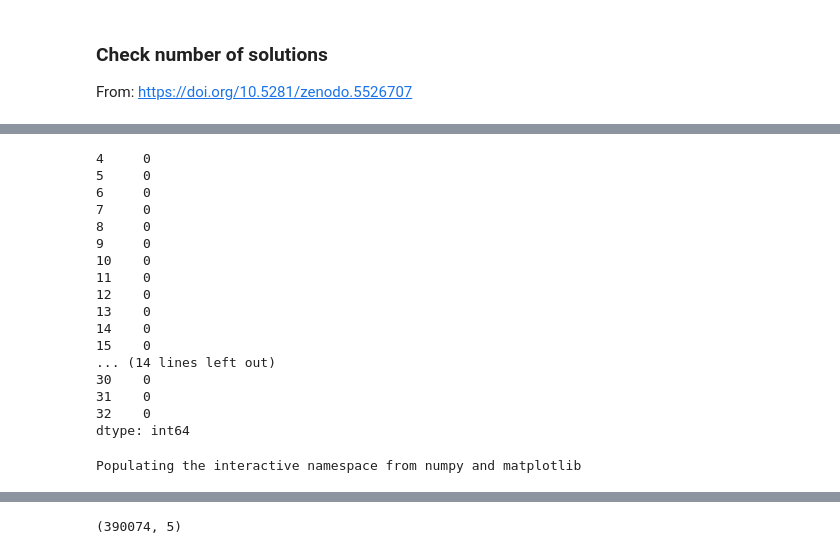
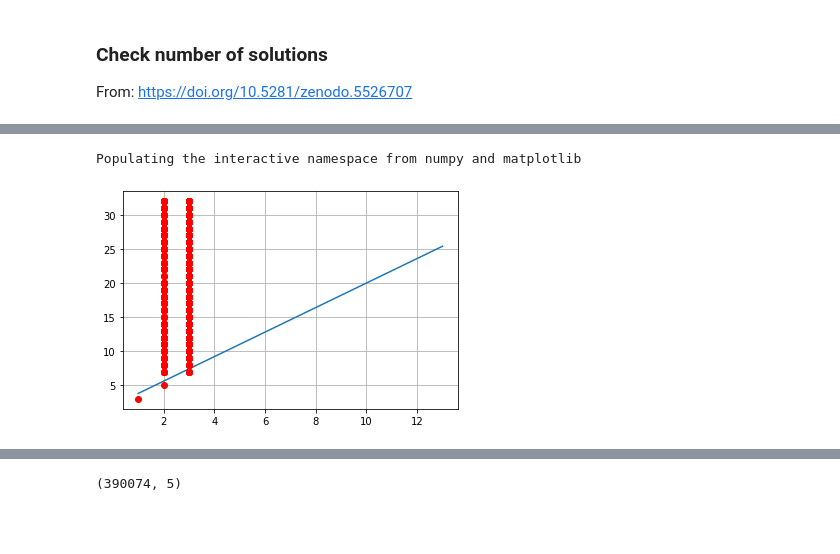
Before and after one commit to restrepo/Advanced_Computation, a Jupyter notebook: Multiprocessing.ipynb, the cells around one changed output, grey strips where cells are left out. Saved outputs shown, nothing was run; the diff lists cells and outputs as text; code cells hidden in the pictures; blank space fills up the shorter version.

```diff
--- a/Multiprocessing.ipynb
+++ b/Multiprocessing.ipynb
@@ -376,21 +363,0 @@ rf=pd.DataFrame( df['z'].str[-1].abs().value_counts().sort_index())
-# %%
-rf['zlk']=df[(df['lkmax'] <= 15) & (df['z'].str[-1].abs()>=0)]['z'].str[-1].abs().value_counts().sort_index()
-rf['z']-rf['zlk']
-# %% [output]
-4     0
-5     0
-6     0
-7     0
-8     0
-9     0
-10    0
-11    0
-12    0
-13    0
-14    0
-15    0
-... (14 lines left out)
-30    0
-31    0
-32    0
-dtype: int64
@@ -399,3 +368,11 @@ dtype: int64
 # %% [output]
 Populating the interactive namespace from numpy and matplotlib
+# %%
+x=np.linspace(1,13)
+plt.plot(x,1.8*x+2)
+plt.plot(df['lkmax'],df['z'].str[-1].abs(),'ro')
+#plt.colorbar()
+plt.grid()
+# %% [output]
+[figure, added]
 # %%
```
Also changed, not shown: parts of 26 cells of this notebook, 1 other file.
